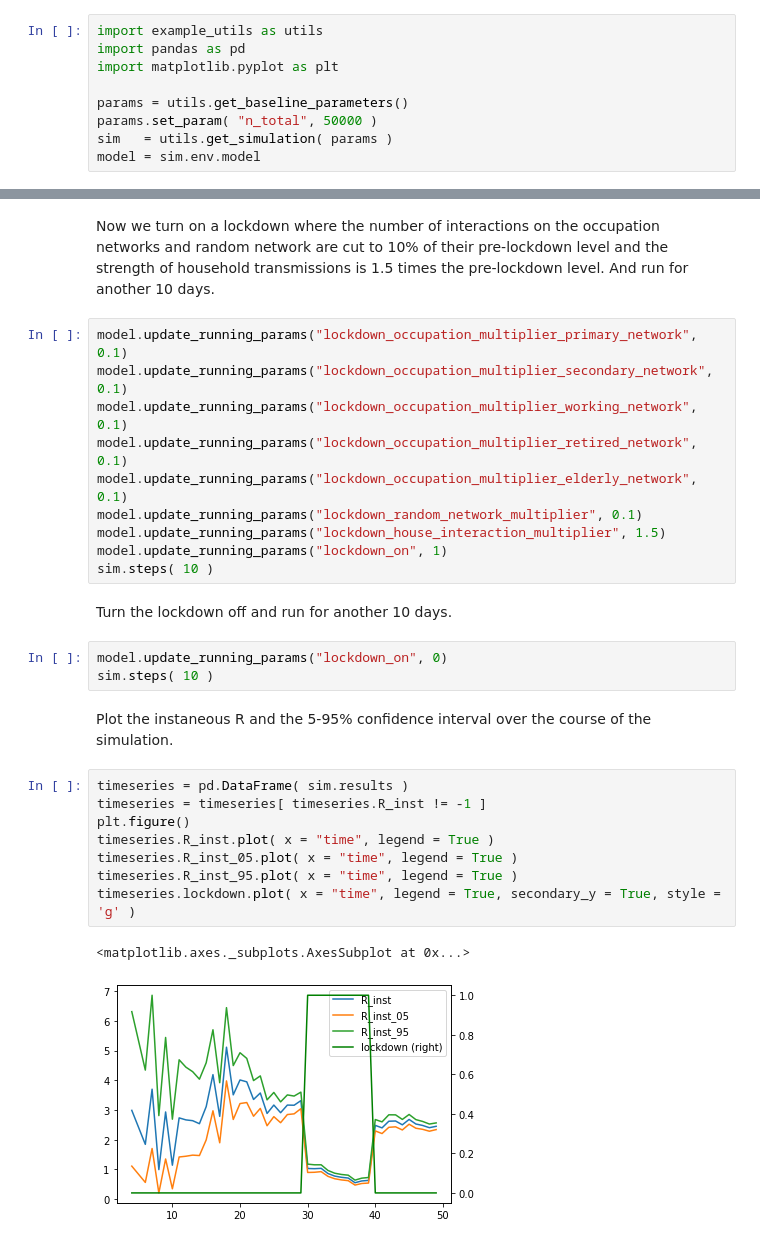
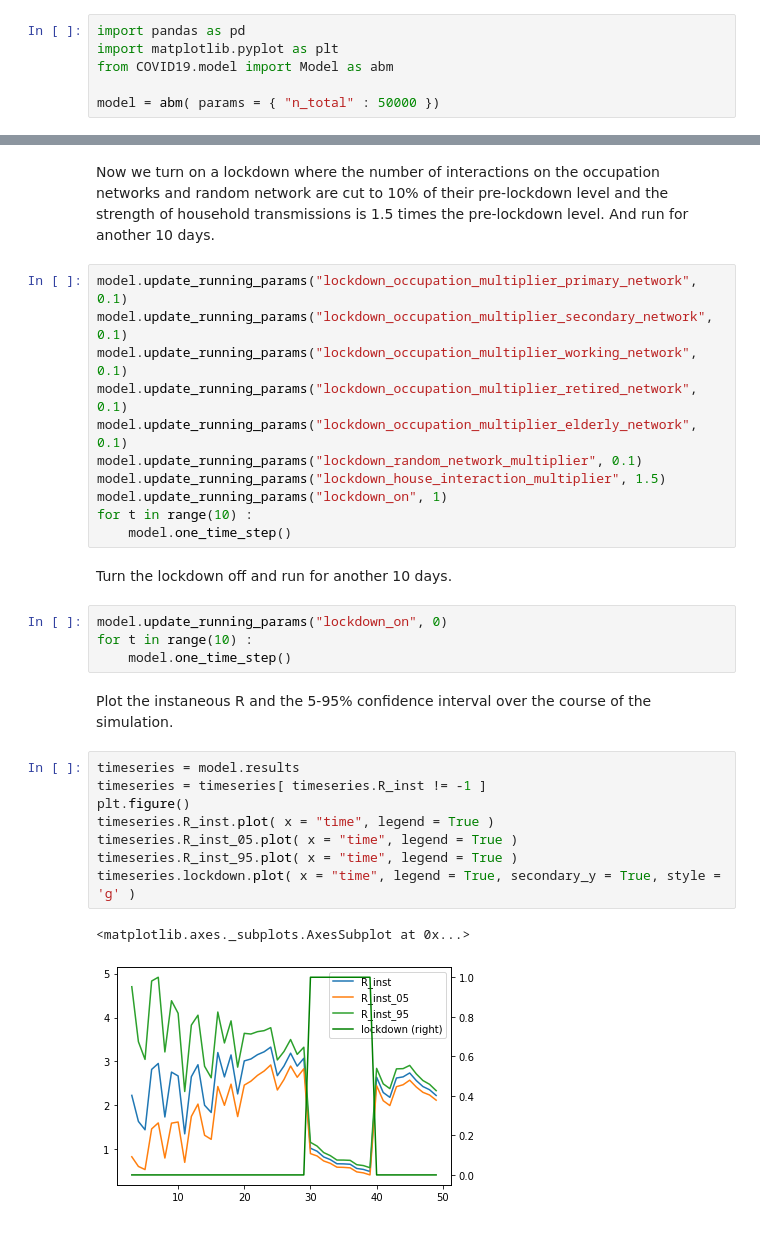
Before and after one commit to BDI-pathogens/OpenABM-Covid19-model-paper, a Jupyter notebook: notebooks/example_lockdown.ipynb, the cells around one changed output, grey strips where cells are left out. Saved outputs shown, nothing was run; the diff lists cells and outputs as text.

Commit message:
Update the Python notebooks with simplified interface
And rerun with new baseline parameters

```diff
--- a/notebooks/example_lockdown.ipynb
+++ b/notebooks/example_lockdown.ipynb
@@ -3,13 +3,10 @@
 
 This examples show how to run a simulation on 50k people and turn on a lockdown after 20 days. First we set the get the baseline parameters, change the population to 50k and then intialise the simulation.
 # %%
-import example_utils as utils
 import pandas as pd
 import matplotlib.pyplot as plt
+from COVID19.model import Model as abm
 
-params = utils.get_baseline_parameters()
-params.set_param( "n_total", 50000 )
-sim   = utils.get_simulation( params )
-model = sim.env.model
+model = abm( params = { "n_total" : 50000 })
 # %% [markdown]
 Now we run for 30 days.
@@ -26,22 +24,24 @@ model.update_running_params("lockdown_occupation_multiplier_elderly_network", 0.
 model.update_running_params("lockdown_random_network_multiplier", 0.1)
 model.update_running_params("lockdown_house_interaction_multiplier", 1.5)
 model.update_running_params("lockdown_on", 1)
-sim.steps( 10 )
+for t in range(10) :
+    model.one_time_step()
 # %% [markdown]
 Turn the lockdown off and run for another 10 days.
 # %%
 model.update_running_params("lockdown_on", 0)
-sim.steps( 10 )
+for t in range(10) :
+    model.one_time_step()
 # %% [markdown]
 Plot the instaneous R and the 5-95% confidence interval over the course of the simulation.
 # %%
-timeseries = pd.DataFrame( sim.results )
+timeseries = model.results
 timeseries = timeseries[ timeseries.R_inst != -1 ]
 plt.figure()
 timeseries.R_inst.plot( x = "time", legend = True )
 timeseries.R_inst_05.plot( x = "time", legend = True )
 timeseries.R_inst_95.plot( x = "time", legend = True )
 timeseries.lockdown.plot( x = "time", legend = True, secondary_y = True, style = 'g' )
 # %% [output]
 <matplotlib.axes._subplots.AxesSubplot at 0x...>
-[figure, old version]
+[figure, new version]
```
Also changed, not shown: parts of 2 cells of this notebook, 11 other files.
